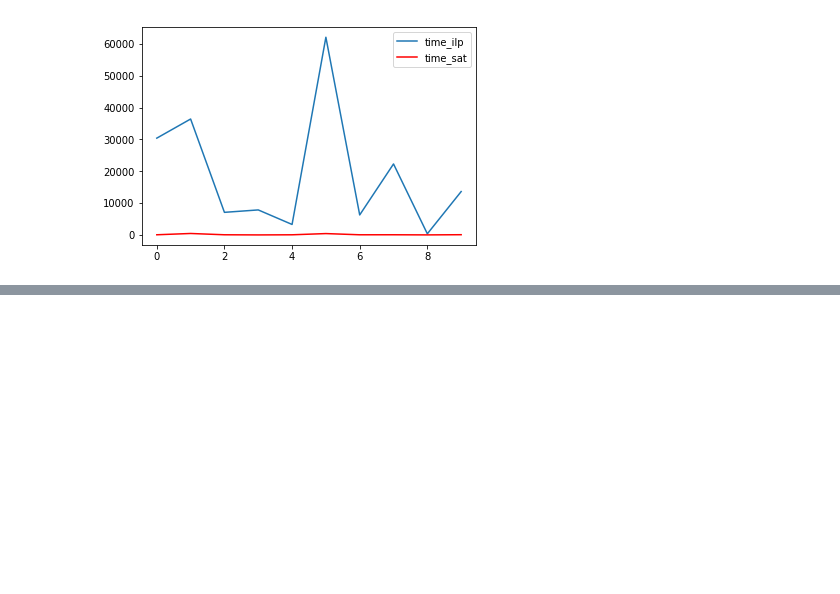
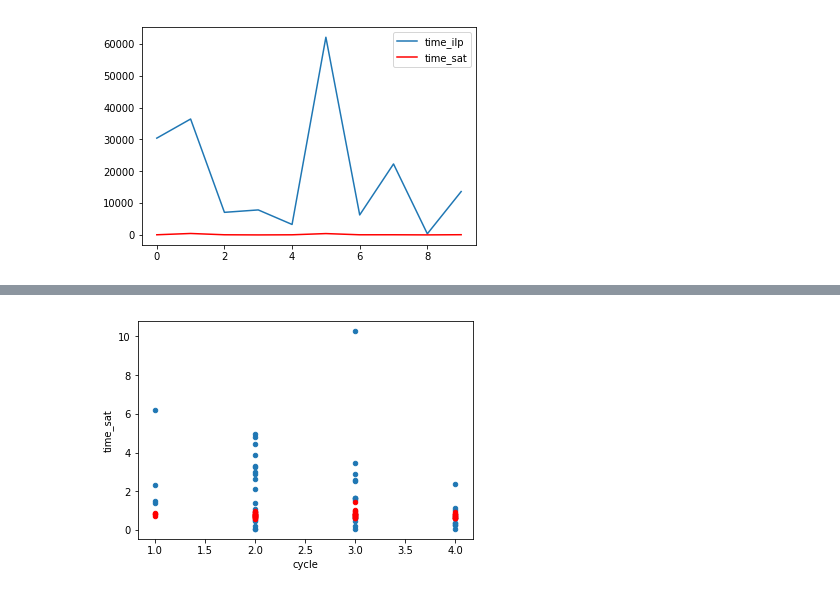
Before and after one commit to lleizuo/transform-order-by-reversals, a Jupyter notebook: src/plot.ipynb, the cells around one changed output, grey strips where cells are left out. Drawn from its saved outputs; the diff is of its cells as text; code cells hidden in the pictures; blank space fills up the shorter version.

```diff
--- a/src/plot.ipynb
+++ b/src/plot.ipynb
@@ -89,3 +90,6 @@ df.plot(kind='line',y='time_sat', color='red', ax=ax)
 plt.show()
 # %% [output]
 [figure]
+# %%
+df = pd.read_csv("../cmp_data/p_cmp_unsigned_7_50.csv")
+print(df)
@@ -91,0 +114,6 @@ plt.show()
+# %%
+cycle_list = []
+for index, row in df.iterrows():
+    cycle_list.append(find_cycle(ast.literal_eval(row['list'])))
+df['cycle'] = cycle_list
+print(df)
@@ -91,0 +138,9 @@ plt.show()
+# %%
+ax = plt.gca()
+
+df.plot(kind='scatter',x='cycle',y='time_ilp',ax=ax)
+df.plot(kind='scatter',x='cycle',y='time_sat', color='red', ax=ax)
+
+plt.show()
+# %% [output]
+[figure, added]
```
Also changed, not shown: parts of 3 cells of this notebook.
